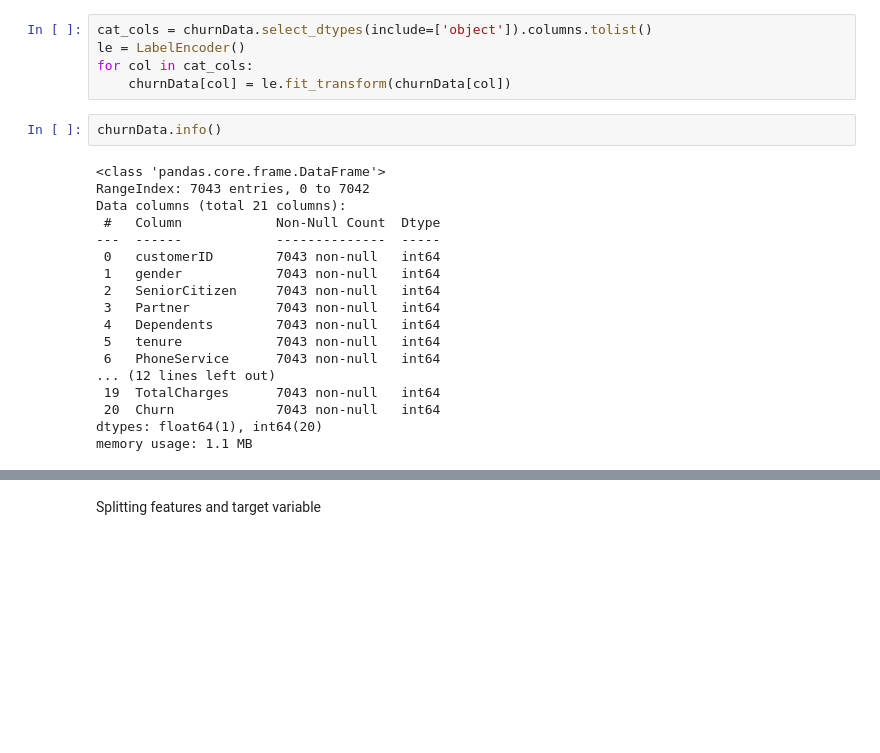
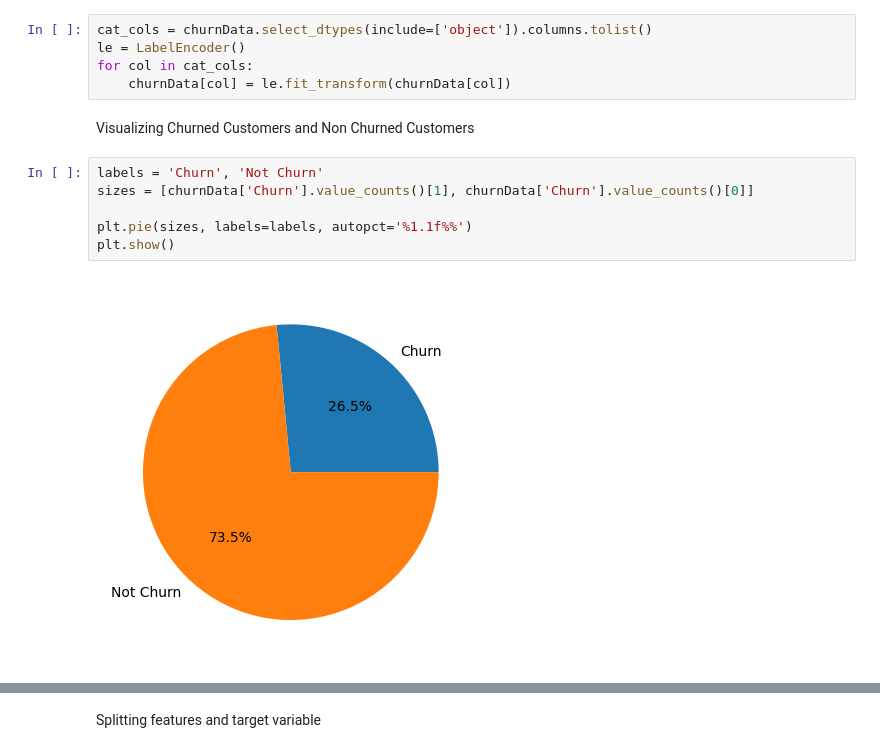
Before and after one commit to badrinarayanan02/deep_learning, a Jupyter notebook: 2348507_DLLab4.ipynb, the cells around one changed output, grey strips where cells are left out. Drawn from its saved outputs; the diff is of its cells as text; blank space fills up the shorter version.

```diff
--- a/2348507_DLLab4.ipynb
+++ b/2348507_DLLab4.ipynb
@@ -81,23 +105,13 @@ cat_cols = churnData.select_dtypes(include=['object']).columns.tolist()
 le = LabelEncoder()
 for col in cat_cols:
     churnData[col] = le.fit_transform(churnData[col])
-# %%
-churnData.info()
-# %% [output]
-<class 'pandas.core.frame.DataFrame'>
-RangeIndex: 7043 entries, 0 to 7042
-Data columns (total 21 columns):
- #   Column            Non-Null Count  Dtype
----  ------            --------------  -----
- 0   customerID        7043 non-null   int64
- 1   gender            7043 non-null   int64
- 2   SeniorCitizen     7043 non-null   int64
- 3   Partner           7043 non-null   int64
- 4   Dependents        7043 non-null   int64
- 5   tenure            7043 non-null   int64
- 6   PhoneService      7043 non-null   int64
-... (12 lines left out)
- 19  TotalCharges      7043 non-null   int64
- 20  Churn             7043 non-null   int64
-dtypes: float64(1), int64(20)
-memory usage: 1.1 MB
+# %% [markdown]
+Visualizing Churned Customers and Non Churned Customers
+# %%
+labels = 'Churn', 'Not Churn'
+sizes = [churnData['Churn'].value_counts()[1], churnData['Churn'].value_counts()[0]]
+
+plt.pie(sizes, labels=labels, autopct='%1.1f%%')
+plt.show()
+# %% [output]
+[figure, added]
```
Also changed, not shown: parts of 59 cells of this notebook.
